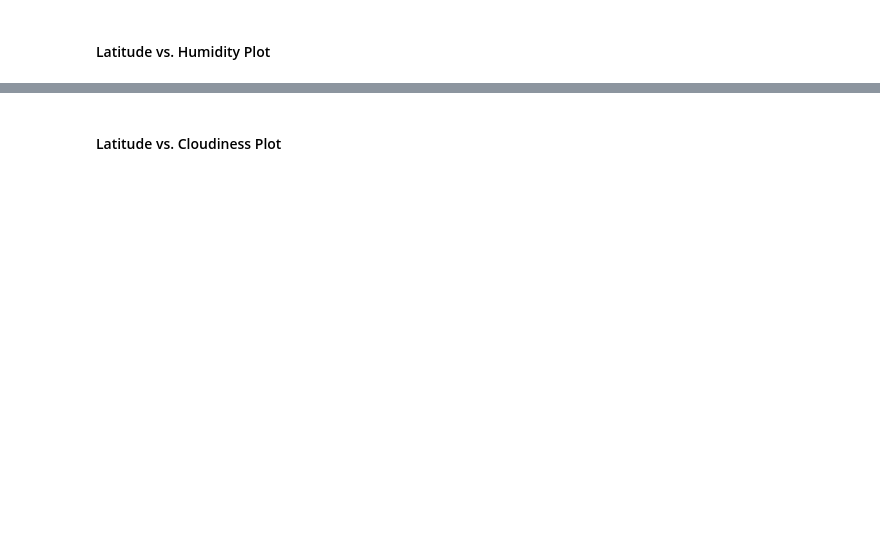
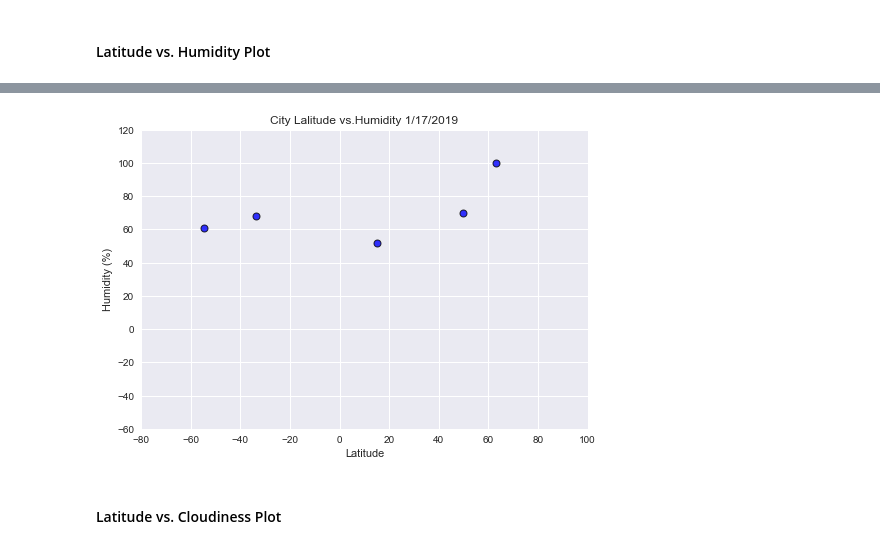
Before and after one commit to maaikerutten/Python_APIs_Homework, a Jupyter notebook: WeatherPy.ipynb, the cells around one changed output, grey strips where cells are left out. Cells and saved outputs as stored; diff of their text form; code cells hidden in the pictures; blank space fills up the shorter version.

```diff
--- a/WeatherPy.ipynb
+++ b/WeatherPy.ipynb
@@ -8,9 +8,13 @@ import pandas as pd
 import numpy as np
 import requests
 import time
+import random
+import json
+import pytemperature
 
 # Import API key
 import api_keys
+api_key = "84a12051ef8d9ab784bd6f8864a8d6c2"
 
 # Incorporated citipy to determine city based on latitude and longitude
 from citipy import citipy
@@ -109,2 +157,21 @@ dtype: int64
+# %%
+plt.scatter(Selected_Cities_df["Latitude"],
+           Selected_Cities_df["Humidity (%)"],
+           edgecolor="black", linewidths=1, marker="o",
+           facecolors="blue", alpha=0.8, label="City")
+
+plt.style.use('seaborn-darkgrid')
+plt.title(f"City Latitude vs.Humidity 1/17/2019")
+plt.ylabel("Humidity (%)")
+plt.xlabel("Latitude")
+plt.grid(True)
+plt.xlim([-80,100])
+plt.ylim([-60,120])
+
+plt.savefig("output_data/Latitude_Humidity.png")
+
+plt.show()
+# %% [output]
+[figure, added]
 # %% [markdown]
 #### Latitude vs. Cloudiness Plot
```
Also changed, not shown: parts of 17 cells of this notebook, 7 other files.
